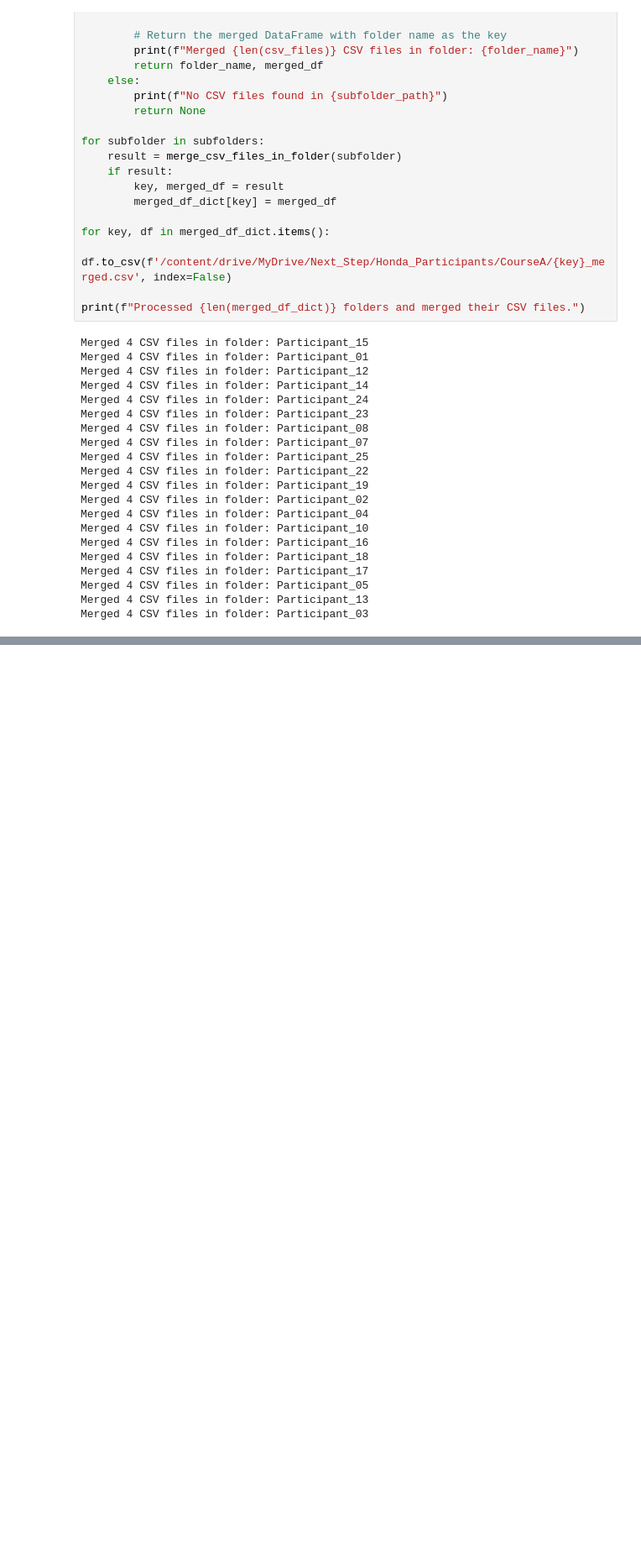
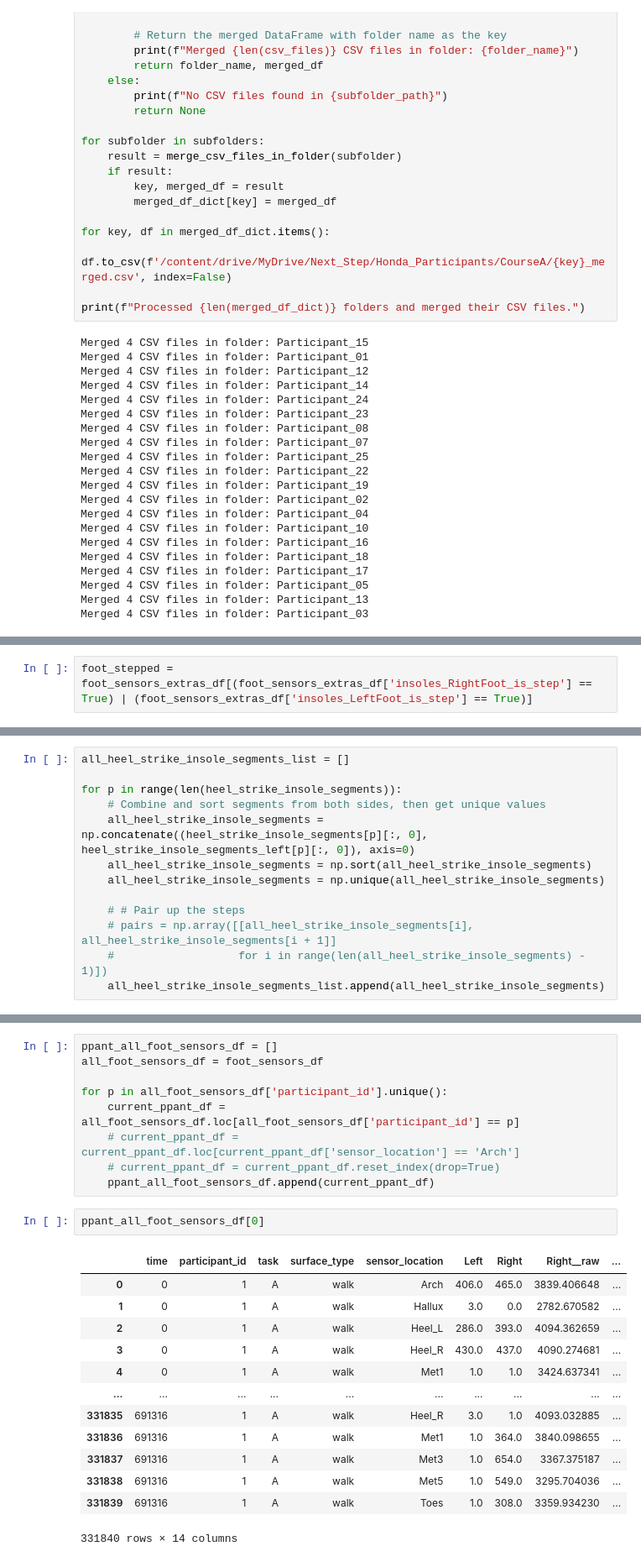
Before and after one commit to mcgillmotionlab/SurfaceClassification_FootPressure_IMU, a Jupyter notebook: code/Code from Honda Development/Honda_data_prep_CourseA.ipynb, the cells around one changed output, grey strips where cells are left out. Shown at 84% size. Cells and saved outputs as stored; diff of their text form; blank space fills up the shorter version.

```diff
--- a/code/Code from Honda Development/Honda_data_prep_CourseA.ipynb
+++ b/code/Code from Honda Development/Honda_data_prep_CourseA.ipynb
@@ -372,0 +654,2 @@ Merged 4 CSV files in folder: Participant_03
+# %%
+foot_stepped = foot_sensors_extras_df[(foot_sensors_extras_df['insoles_RightFoot_is_step'] == True) | (foot_sensors_extras_df['insoles_LeftFoot_is_step'] == True)]
@@ -372,0 +735,13 @@ Merged 4 CSV files in folder: Participant_03
+# %%
+all_heel_strike_insole_segments_list = []
+
+for p in range(len(heel_strike_insole_segments)):
+    # Combine and sort segments from both sides, then get unique values
+    all_heel_strike_insole_segments = np.concatenate((heel_strike_insole_segments[p][:, 0], heel_strike_insole_segments_left[p][:, 0]), axis=0)
+    all_heel_strike_insole_segments = np.sort(all_heel_strike_insole_segments)
+    all_heel_strike_insole_segments = np.unique(all_heel_strike_insole_segments)
+
+    # # Pair up the steps
+    # pairs = np.array([[all_heel_strike_insole_segments[i], all_heel_strike_insole_segments[i + 1]]
+    #                   for i in range(len(all_heel_strike_insole_segments) - 1)])
+    all_heel_strike_insole_segments_list.append(all_heel_strike_insole_segments)
@@ -372,0 +828,25 @@ Merged 4 CSV files in folder: Participant_03
+# %%
+ppant_all_foot_sensors_df = []
+all_foot_sensors_df = foot_sensors_df
+
+for p in all_foot_sensors_df['participant_id'].unique():
+    current_ppant_df = all_foot_sensors_df.loc[all_foot_sensors_df['participant_id'] == p]
+    # current_ppant_df = current_ppant_df.loc[current_ppant_df['sensor_location'] == 'Arch']
+    # current_ppant_df = current_ppant_df.reset_index(drop=True)
+    ppant_all_foot_sensors_df.append(current_ppant_df)
+# %%
+ppant_all_foot_sensors_df[0]
+# %% [output]
+|  | time | participant_id | task | surface_type | sensor_location | Left | Right | Right__raw | ... |
+| 0 | 0 | 1 | A | walk | Arch | 406.0 | 465.0 | 3839.406648 | ... |
+| 1 | 0 | 1 | A | walk | Hallux | 3.0 | 0.0 | 2782.670582 | ... |
+| 2 | 0 | 1 | A | walk | Heel_L | 286.0 | 393.0 | 4094.362659 | ... |
+| 3 | 0 | 1 | A | walk | Heel_R | 430.0 | 437.0 | 4090.274681 | ... |
+| 4 | 0 | 1 | A | walk | Met1 | 1.0 | 1.0 | 3424.637341 | ... |
+| ... | ... | ... | ... | ... | ... | ... | ... | ... | ... |
+| 331835 | 691316 | 1 | A | walk | Heel_R | 3.0 | 1.0 | 4093.032885 | ... |
+| 331836 | 691316 | 1 | A | walk | Met1 | 1.0 | 364.0 | 3840.098655 | ... |
+| 331837 | 691316 | 1 | A | walk | Met3 | 1.0 | 654.0 | 3367.375187 | ... |
+| 331838 | 691316 | 1 | A | walk | Met5 | 1.0 | 549.0 | 3295.704036 | ... |
+| 331839 | 691316 | 1 | A | walk | Toes | 1.0 | 308.0 | 3359.934230 | ... |
+331840 rows × 14 columns
```
Also changed, not shown: parts of 35 cells of this notebook, 3 other files.
